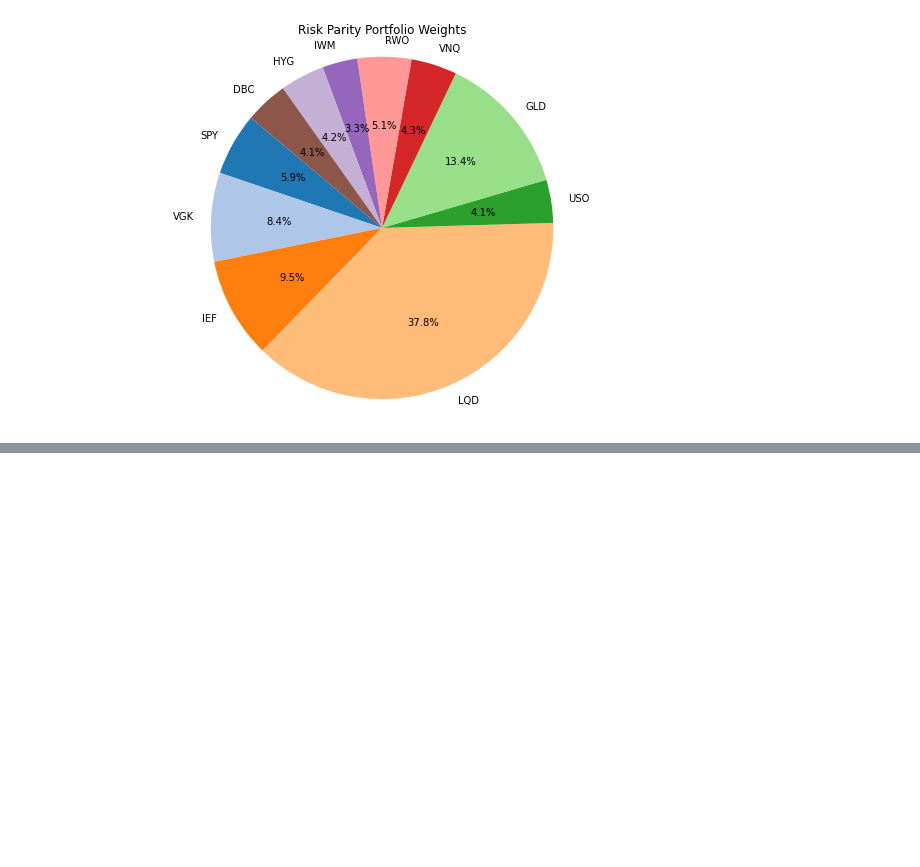
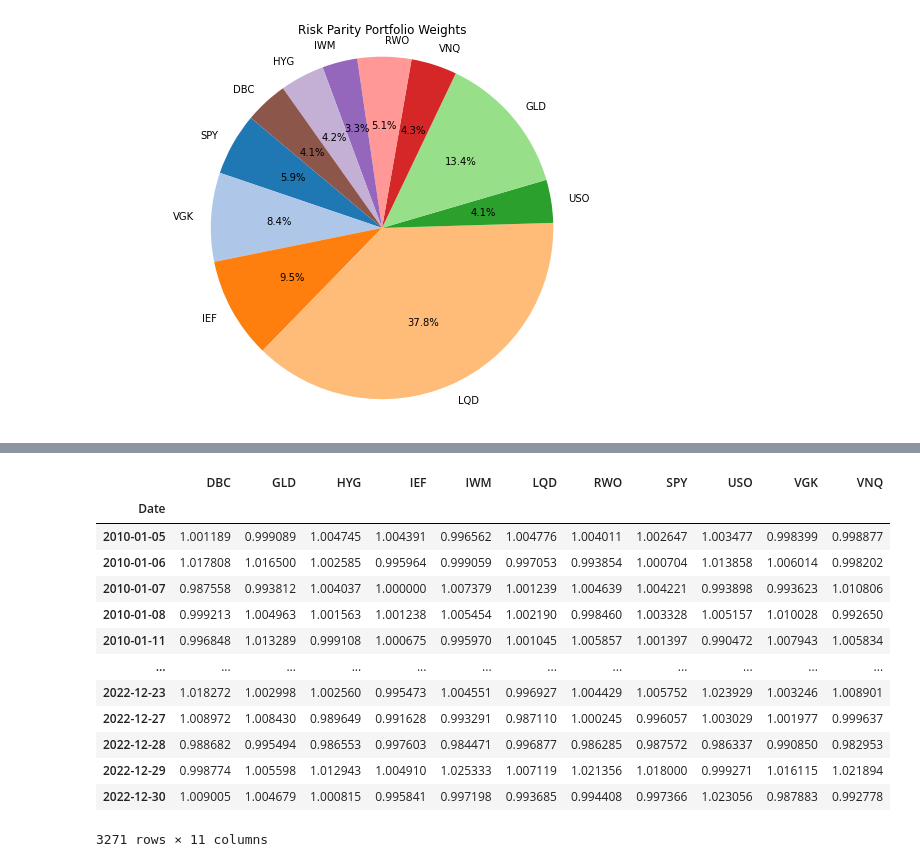
Before and after one commit to robbyhooker/Portfolio_Optimization, a Jupyter notebook: Risk-Parity.ipynb, the cells around one changed output, grey strips where cells are left out. Drawn from its saved outputs; the diff is of its cells as text; code cells hidden in the pictures; blank space fills up the shorter version.

```diff
--- a/Risk-Parity.ipynb
+++ b/Risk-Parity.ipynb
@@ -139,0 +149,17 @@ plt.show()
+# %%
+1 + returns
+# %% [output]
+|  | DBC | GLD | HYG | IEF | IWM | LQD | RWO | SPY | USO | VGK | VNQ |
+| Date |  |  |  |  |  |  |  |  |  |  |  |
+| 2010-01-05 | 1.001189 | 0.999089 | 1.004745 | 1.004391 | 0.996562 | 1.004776 | 1.004011 | 1.002647 | 1.003477 | 0.998399 | 0.998877 |
+| 2010-01-06 | 1.017808 | 1.016500 | 1.002585 | 0.995964 | 0.999059 | 0.997053 | 0.993854 | 1.000704 | 1.013858 | 1.006014 | 0.998202 |
+| 2010-01-07 | 0.987558 | 0.993812 | 1.004037 | 1.000000 | 1.007379 | 1.001239 | 1.004639 | 1.004221 | 0.993898 | 0.993623 | 1.010806 |
+| 2010-01-08 | 0.999213 | 1.004963 | 1.001563 | 1.001238 | 1.005454 | 1.002190 | 0.998460 | 1.003328 | 1.005157 | 1.010028 | 0.992650 |
+| 2010-01-11 | 0.996848 | 1.013289 | 0.999108 | 1.000675 | 0.995970 | 1.001045 | 1.005857 | 1.001397 | 0.990472 | 1.007943 | 1.005834 |
+| ... | ... | ... | ... | ... | ... | ... | ... | ... | ... | ... | ... |
+| 2022-12-23 | 1.018272 | 1.002998 | 1.002560 | 0.995473 | 1.004551 | 0.996927 | 1.004429 | 1.005752 | 1.023929 | 1.003246 | 1.008901 |
+| 2022-12-27 | 1.008972 | 1.008430 | 0.989649 | 0.991628 | 0.993291 | 0.987110 | 1.000245 | 0.996057 | 1.003029 | 1.001977 | 0.999637 |
+| 2022-12-28 | 0.988682 | 0.995494 | 0.986553 | 0.997603 | 0.984471 | 0.996877 | 0.986285 | 0.987572 | 0.986337 | 0.990850 | 0.982953 |
+| 2022-12-29 | 0.998774 | 1.005598 | 1.012943 | 1.004910 | 1.025333 | 1.007119 | 1.021356 | 1.018000 | 0.999271 | 1.016115 | 1.021894 |
+| 2022-12-30 | 1.009005 | 1.004679 | 1.000815 | 0.995841 | 0.997198 | 0.993685 | 0.994408 | 0.997366 | 1.023056 | 0.987883 | 0.992778 |
+3271 rows × 11 columns
```
Also changed, not shown: parts of 2 cells of this notebook, 1 other file.
